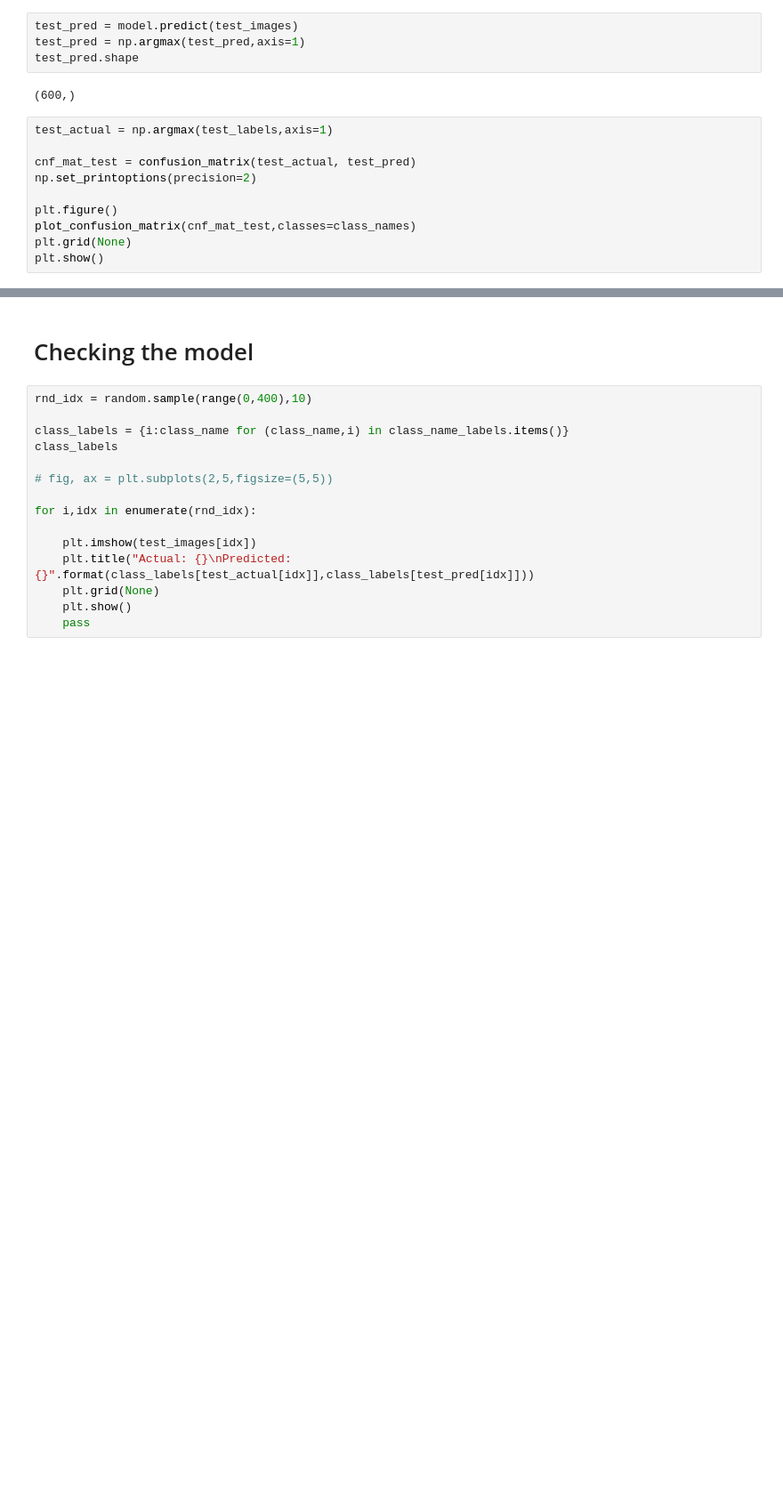
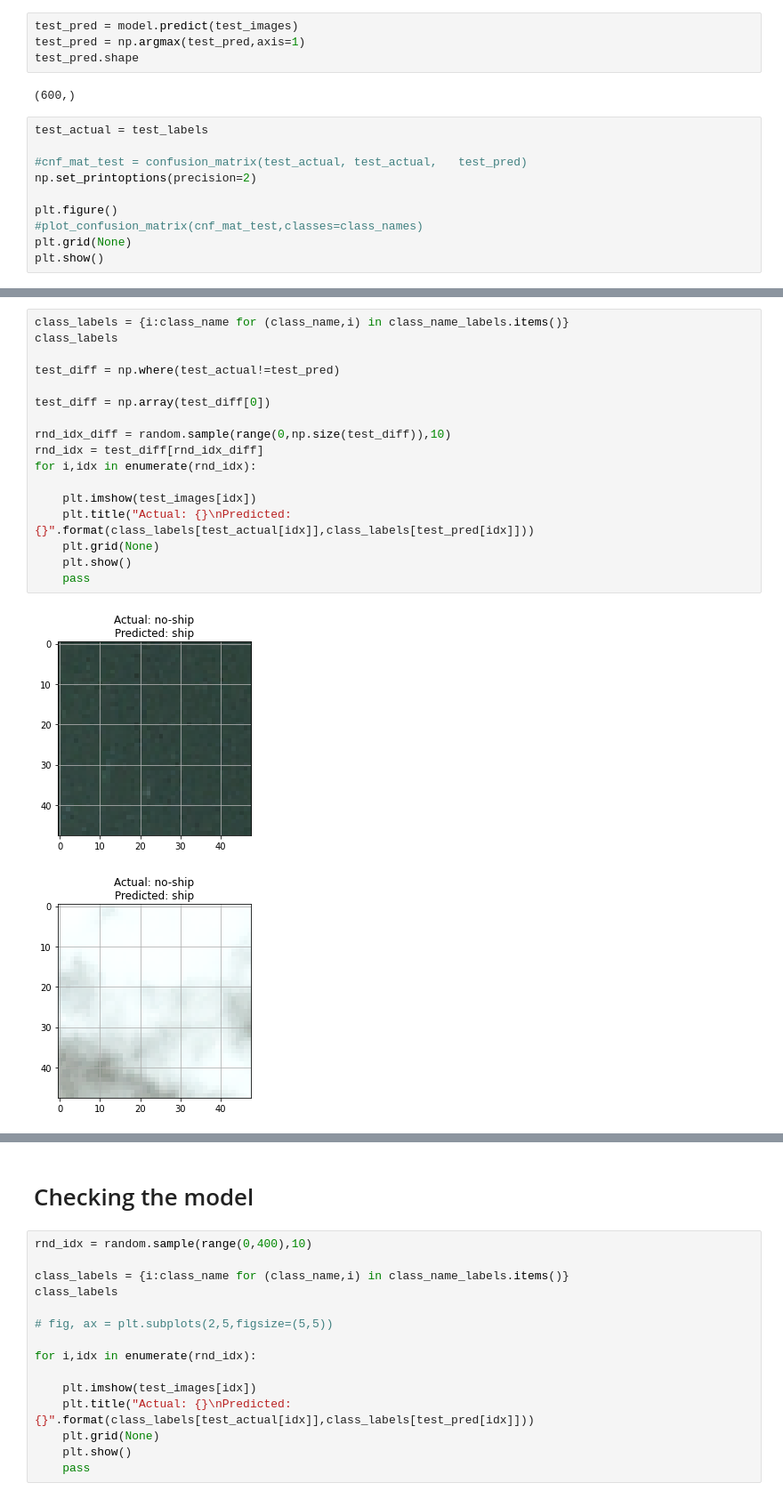
Before and after one commit to victorduun/ITMAL, a Jupyter notebook: Aflevering4/notebooks/exploration/faster-r-cnn/ship-detection-using-faster-r-cnn-part-1.ipynb, the cells around one changed output, grey strips where cells are left out. Shown: that part at 89% size. Drawn from its saved outputs; the diff is of its cells as text; blank space fills up the shorter version.

```diff
--- a/Aflevering4/notebooks/exploration/faster-r-cnn/ship-detection-using-faster-r-cnn-part-1.ipynb
+++ b/Aflevering4/notebooks/exploration/faster-r-cnn/ship-detection-using-faster-r-cnn-part-1.ipynb
@@ -493,13 +506,13 @@ test_pred.shape
 # %% [output]
 (600,)
 # %%
-test_actual = np.argmax(test_labels,axis=1)
+test_actual = test_labels
 
-cnf_mat_test = confusion_matrix(test_actual, test_pred)
+#cnf_mat_test = confusion_matrix(test_actual, test_actual,   test_pred)
 np.set_printoptions(precision=2)
 
 plt.figure()
-plot_confusion_matrix(cnf_mat_test,classes=class_names)
+#plot_confusion_matrix(cnf_mat_test,classes=class_names)
 plt.grid(None)
 plt.show()
 # %% [output]
@@ -507,0 +540,20 @@ plt.show()
+# %%
+class_labels = {i:class_name for (class_name,i) in class_name_labels.items()}
+class_labels
+
+test_diff = np.where(test_actual!=test_pred)
+
+test_diff = np.array(test_diff[0])
+
+rnd_idx_diff = random.sample(range(0,np.size(test_diff)),10)
+rnd_idx = test_diff[rnd_idx_diff]
+for i,idx in enumerate(rnd_idx):
+
+    plt.imshow(test_images[idx])
+    plt.title("Actual: {}\nPredicted: {}".format(class_labels[test_actual[idx]],class_labels[test_pred[idx]]))
+    plt.grid(None)
+    plt.show()
+    pass
+# %% [output]
+[figure, added]
+[figure, added]
```
Also changed, not shown: parts of 11 cells of this notebook, 15 other files.
